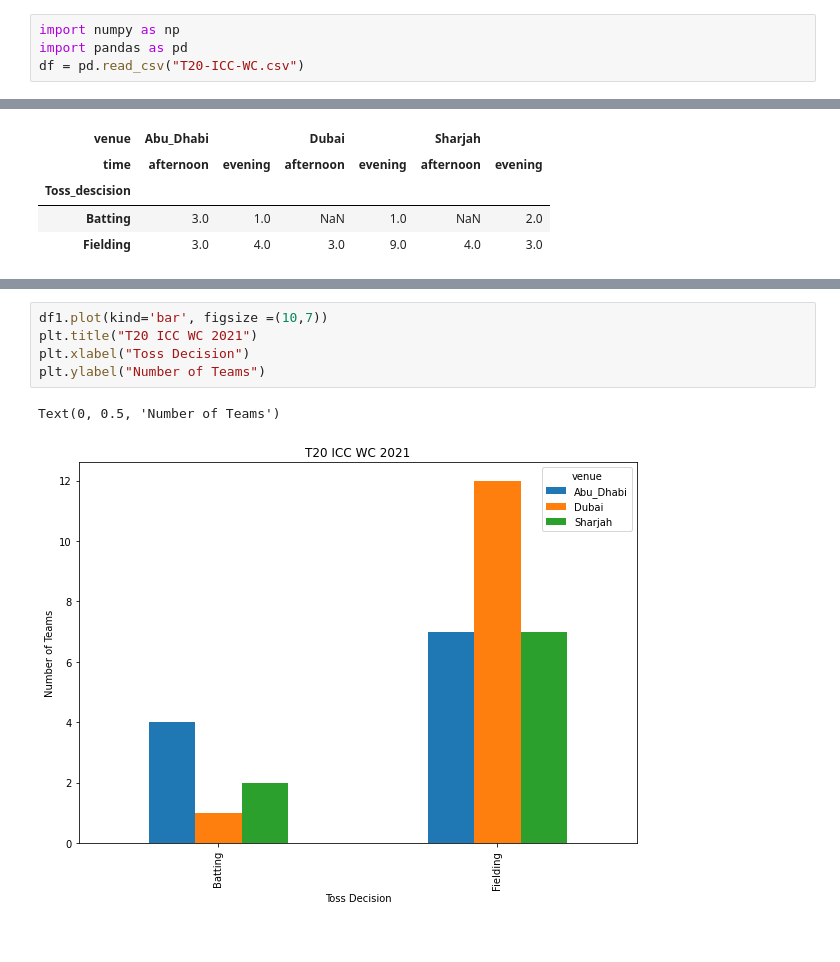
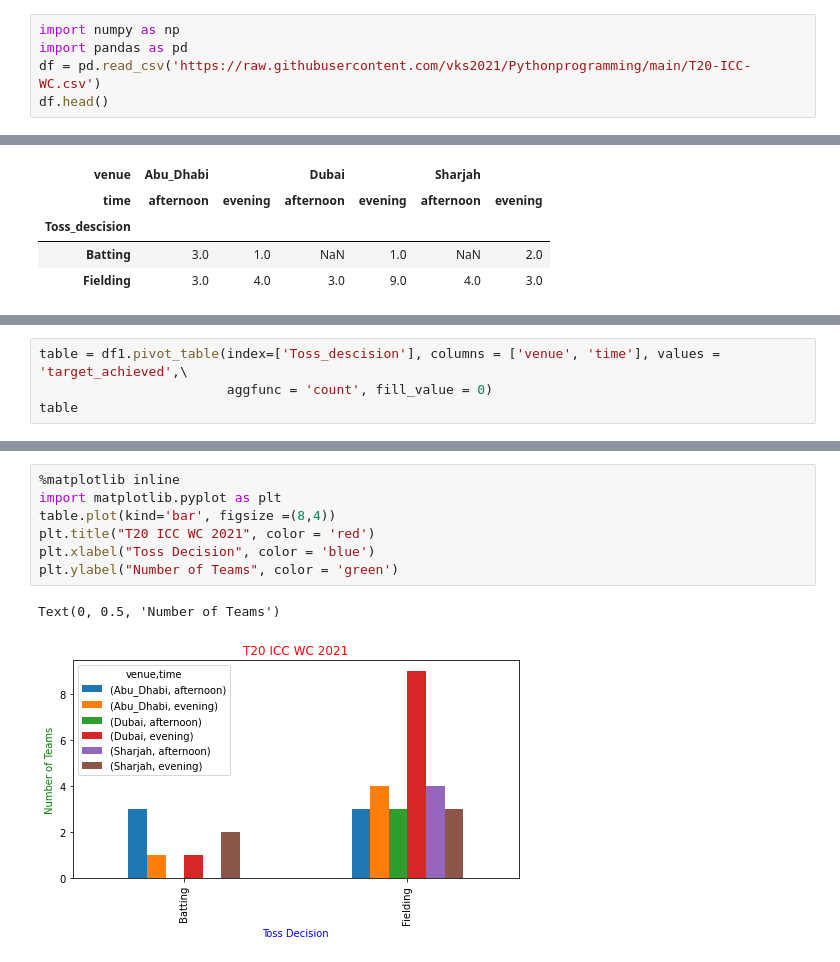
Before and after one commit to vks2021/Pythonprogramming, a Jupyter notebook: LinkedIn Post 37 - Pivot table.ipynb, the cells around one changed output, grey strips where cells are left out. Saved outputs shown, nothing was run; the diff lists cells and outputs as text.

```diff
--- a/LinkedIn Post 37 - Pivot table.ipynb
+++ b/LinkedIn Post 37 - Pivot table.ipynb
@@ -5,4 +3,5 @@ df.drop(['PassengerId','Ticket','Name'],inplace=True,axis=1)
 # %%
 import numpy as np
 import pandas as pd
-df = pd.read_csv("T20-ICC-WC.csv")
+df = pd.read_csv('https://raw.githubusercontent.com/vks2021/Pythonprogramming/main/T20-ICC-WC.csv')
+df.head()
@@ -108,0 +82,4 @@ See Full Dataframe in Mito
+# %%
+table = df1.pivot_table(index=['Toss_descision'], columns = ['venue', 'time'], values = 'target_achieved',\
+                        aggfunc = 'count', fill_value = 0)
+table
@@ -109,9 +93,11 @@ See Full Dataframe in Mito
 # %%
-df1.plot(kind='bar', figsize =(10,7))
-plt.title("T20 ICC WC 2021")
-plt.xlabel("Toss Decision")
-plt.ylabel("Number of Teams")
+%matplotlib inline
+import matplotlib.pyplot as plt
+table.plot(kind='bar', figsize =(8,4))
+plt.title("T20 ICC WC 2021", color = 'red')
+plt.xlabel("Toss Decision", color = 'blue')
+plt.ylabel("Number of Teams", color = 'green')
 # %% [output]
 Text(0, 0.5, 'Number of Teams')
-[figure, old version]
+[figure, new version]
 # %%
```
Also changed, not shown: parts of 9 cells of this notebook.
